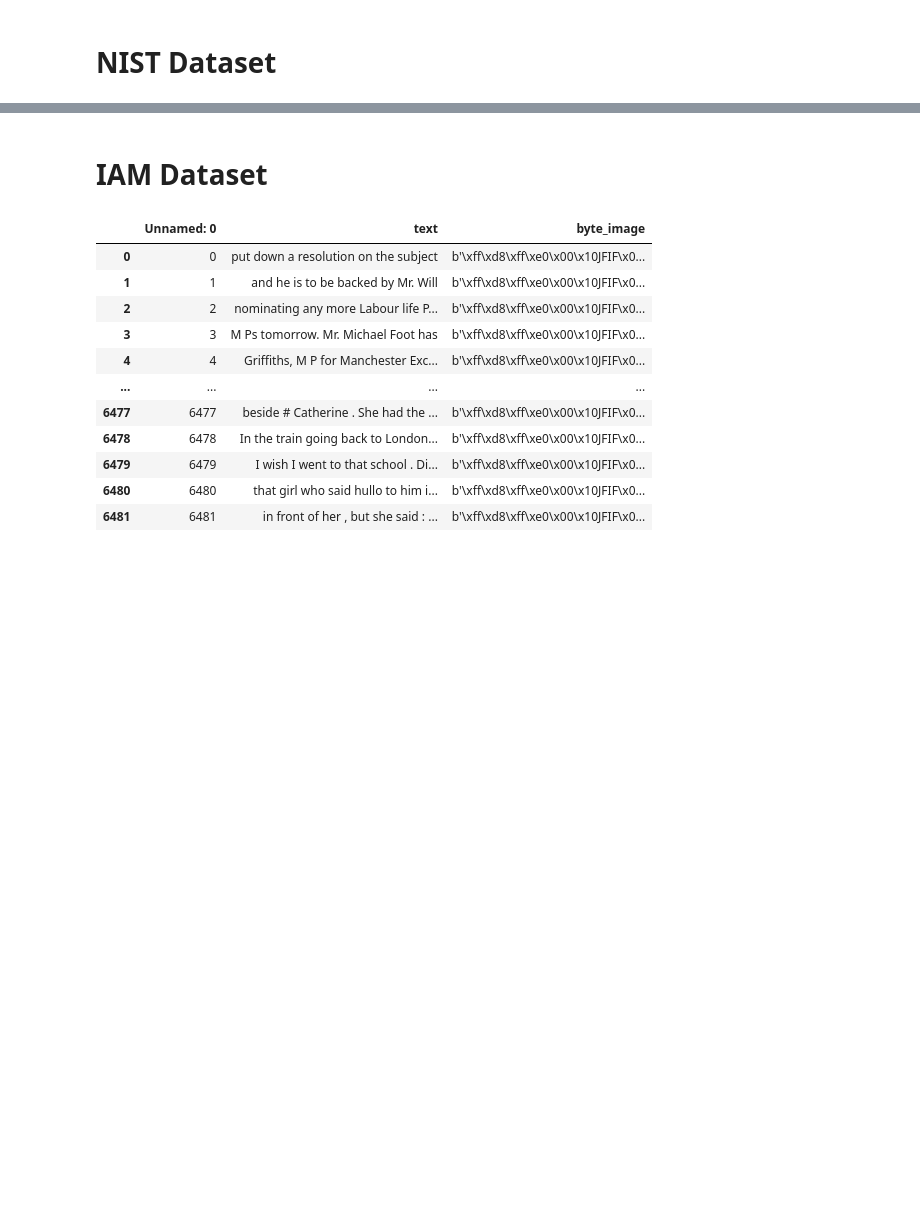
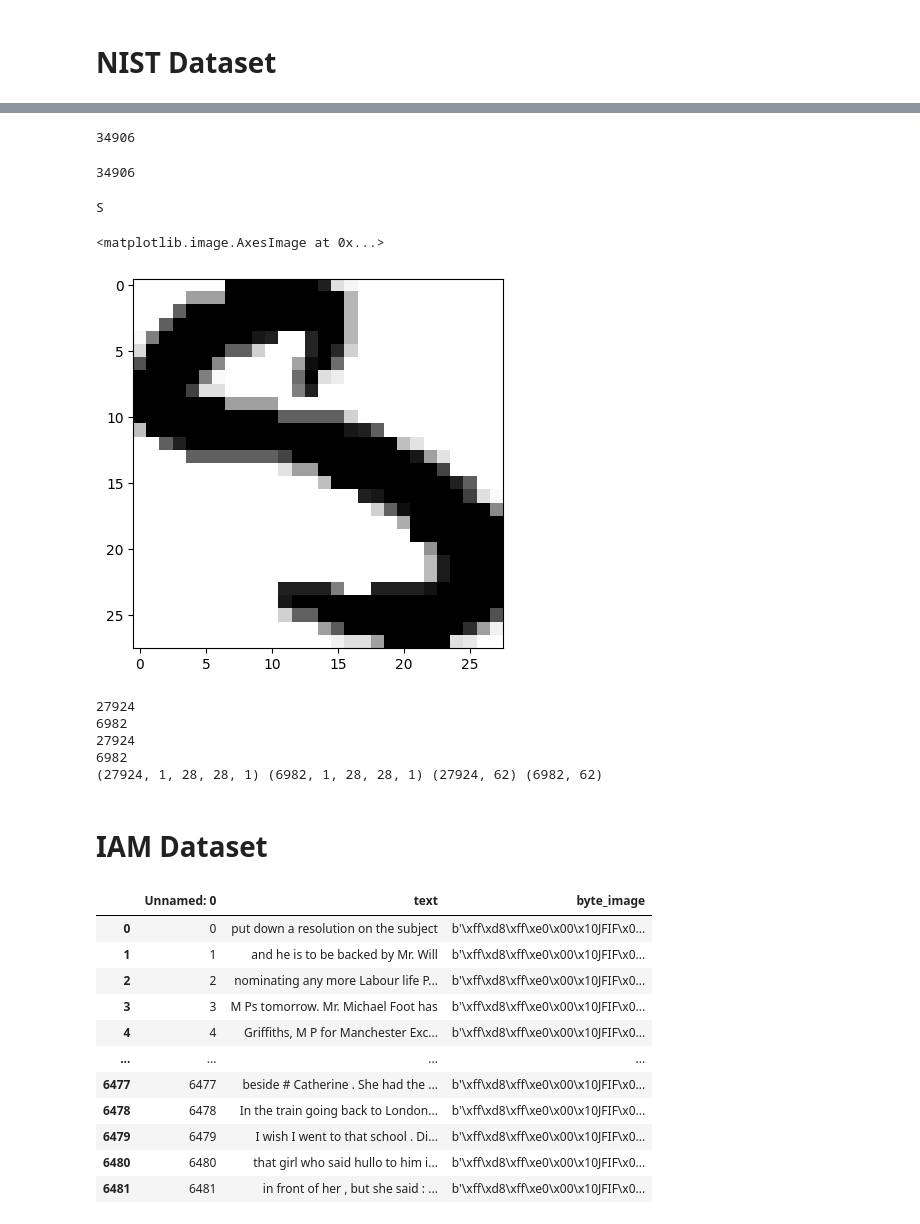
Before and after one commit to ITT-25/assignment-07-touch-sensor-Marc-Floeter, a Jupyter notebook: cnn_model/hwr_datasets.ipynb, the cells around one changed output, grey strips where cells are left out. Saved outputs shown, nothing was run; the diff lists cells and outputs as text; code cells hidden in the pictures; blank space fills up the shorter version.

```diff
--- a/cnn_model/hwr_datasets.ipynb
+++ b/cnn_model/hwr_datasets.ipynb
@@ -38,7 +36,7 @@ def preprocess_image(img):
     img_cropped = crop_to_content(img)
     img_resized = cv2.resize(img_cropped, SIZE)
     img_normalized = img_resized.astype('float32') / 255.0
-    img_reshaped = img_normalized.reshape(1, SIZE, SIZE, 1)
+    img_reshaped = img_normalized.reshape(IMG_SIZE, IMG_SIZE, 1)
 
     return img_reshaped
 
@@ -83,13 +98,24 @@ labels_numeric = [label_names.index(label) for label in labels]
 # %%
 len(labels)
+# %% [output]
+34906
 # %%
 len(images)
+# %% [output]
+34906
 # %%
-example_index = 5
+example_index = 20000
 
 print(labels[example_index])
-plt.imshow(images[example_index])
+plt.imshow(images[example_index].squeeze(), cmap='gray')
+# %% [output]
+S
+<matplotlib.image.AxesImage at 0x...>
+[figure, added]
 # %%
+images = np.array(images)
+labels_numeric = np.array(labels_numeric)
+
 X_train, X_test, y_train, y_test = train_test_split(images, labels_numeric, test_size=0.2, random_state=42)
 
 print(len(X_train))
@@ -104,6 +130,12 @@ train_label = y_train_one_hot
 test_label = y_test_one_hot
 
 print(X_train.shape, X_test.shape, train_label.shape, test_label.shape)
+# %% [output]
+27924
+6982
+27924
+6982
+(27924, 1, 28, 28, 1) (6982, 1, 28, 28, 1) (27924, 62) (6982, 62)
 # %%
 # variables for hyperparameters
 batch_size = 8
```
Also changed, not shown: parts of 2 cells of this notebook, 4 other files.
